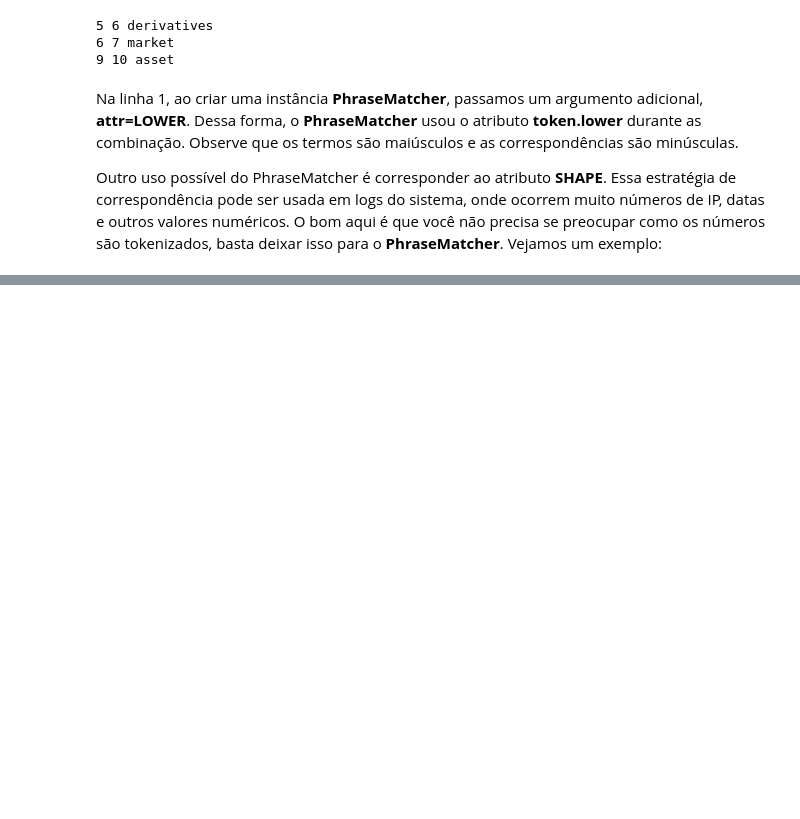
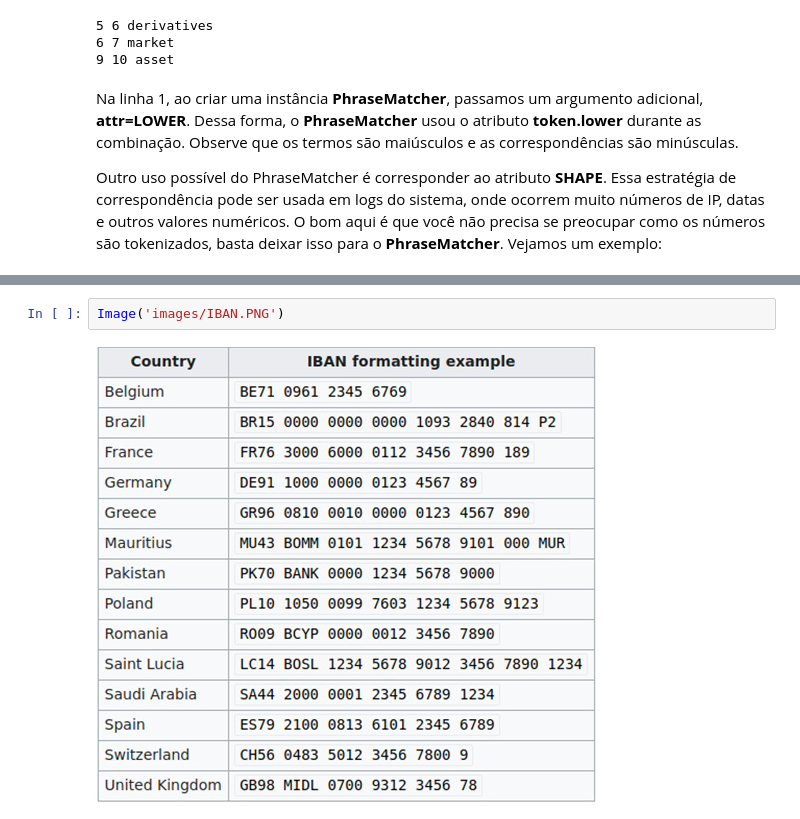
Before and after one commit to willianpina/mastering_spaCy, a Jupyter notebook: 4. Correspondência baseada em regras.ipynb, the cells around one changed output, grey strips where cells are left out. Saved outputs shown, nothing was run; the diff lists cells and outputs as text; blank space fills up the shorter version.

```diff
--- a/4. Correspondência baseada em regras.ipynb
+++ b/4. Correspondência baseada em regras.ipynb
@@ -575,0 +633,4 @@ TypeError: an integer is required
+# %%
+Image('images/IBAN.PNG')
+# %% [output]
+[figure, added]
```
Also changed, not shown: parts of 21 cells of this notebook, 1 other file.
